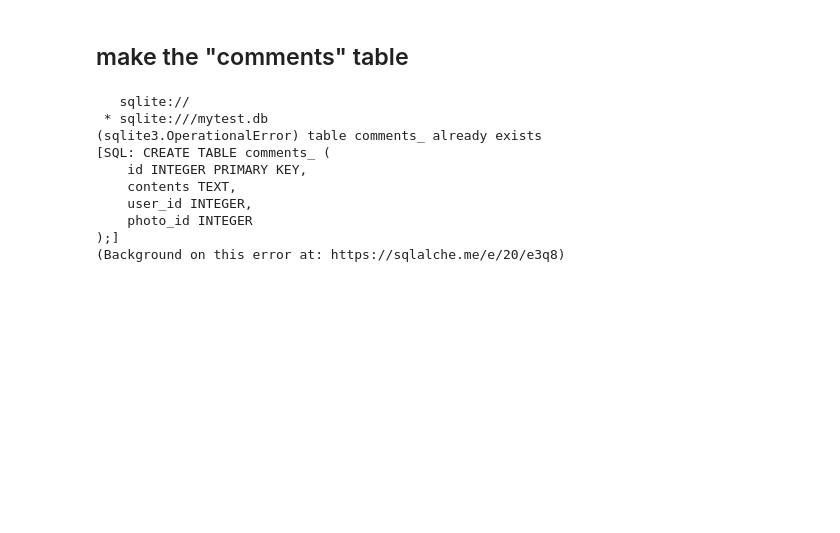
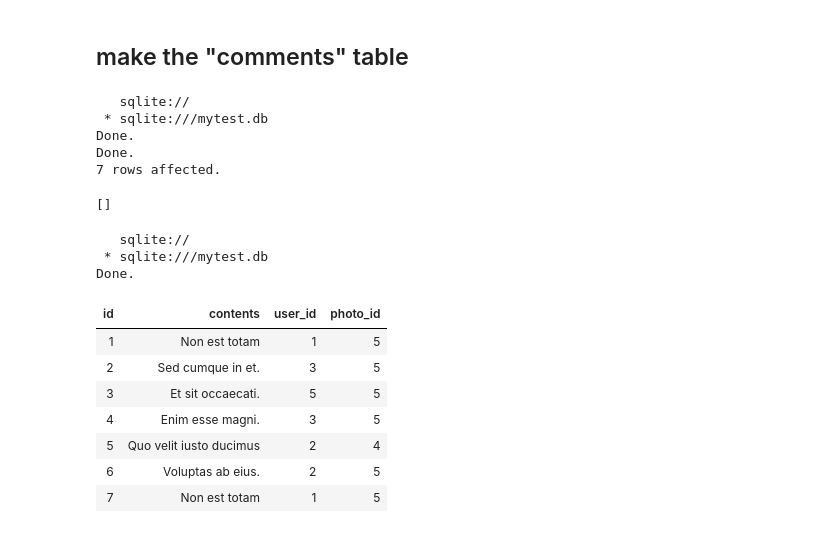
Before and after one commit to alirezaghorbani1983/psql_training, a Jupyter notebook: psql_1.ipynb, the cells around one changed output. Drawn from its saved outputs; the diff is of its cells as text; code cells hidden in the pictures; blank space fills up the shorter version.

```diff
--- a/psql_1.ipynb
+++ b/psql_1.ipynb
@@ -1387,15 +1359,17 @@ Done.
 ## make the "comments" table
 # %%
 %%sql
-CREATE TABLE comments_ (
+
+DROP TABLE IF EXISTS comments;
+
+CREATE TABLE comments (
     id INTEGER PRIMARY KEY,
     contents TEXT,
     user_id INTEGER,
     photo_id INTEGER
 );
 
-
-INSERT INTO comments_ (id, contents, user_id, photo_id) VALUES
+INSERT INTO comments (id, contents, user_id, photo_id) VALUES
 (1, 'Non est totam', 1, 5),
 (2, 'Sed cumque in et.', 3, 5),
 (3, 'Et sit occaecati.', 5, 5),
@@ -1406,11 +1380,22 @@ INSERT INTO comments_ (id, contents, user_id, photo_id) VALUES
 # %% [output]
    sqlite://
  * sqlite:///mytest.db
-(sqlite3.OperationalError) table comments_ already exists
-[SQL: CREATE TABLE comments_ (
-    id INTEGER PRIMARY KEY,
-    contents TEXT,
-    user_id INTEGER,
-    photo_id INTEGER
-);]
-(Background on this error at: https://sqlalche.me/e/20/e3q8)
+Done.
+Done.
+7 rows affected.
+[]
+# %%
+%%sql
+SELECT * FROM comments;
+# %% [output]
+   sqlite://
+ * sqlite:///mytest.db
+Done.
+| id | contents | user_id | photo_id |
+| 1 | Non est totam | 1 | 5 |
+| 2 | Sed cumque in et. | 3 | 5 |
+| 3 | Et sit occaecati. | 5 | 5 |
+| 4 | Enim esse magni. | 3 | 5 |
+| 5 | Quo velit iusto ducimus | 2 | 4 |
+| 6 | Voluptas ab eius. | 2 | 5 |
+| 7 | Non est totam | 1 | 5 |
```
Also changed, not shown: parts of 2 cells of this notebook, 1 other file.
